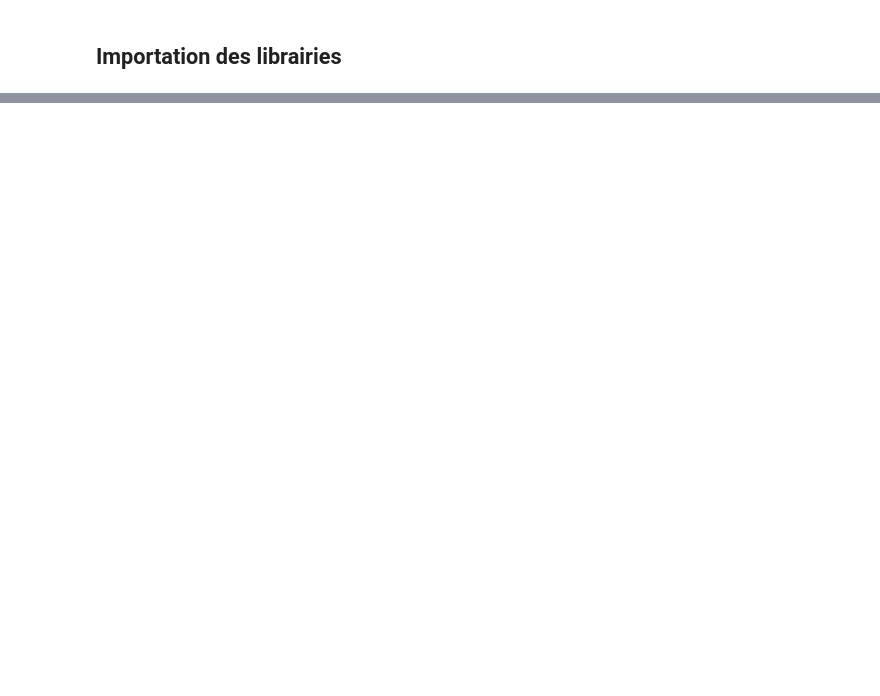
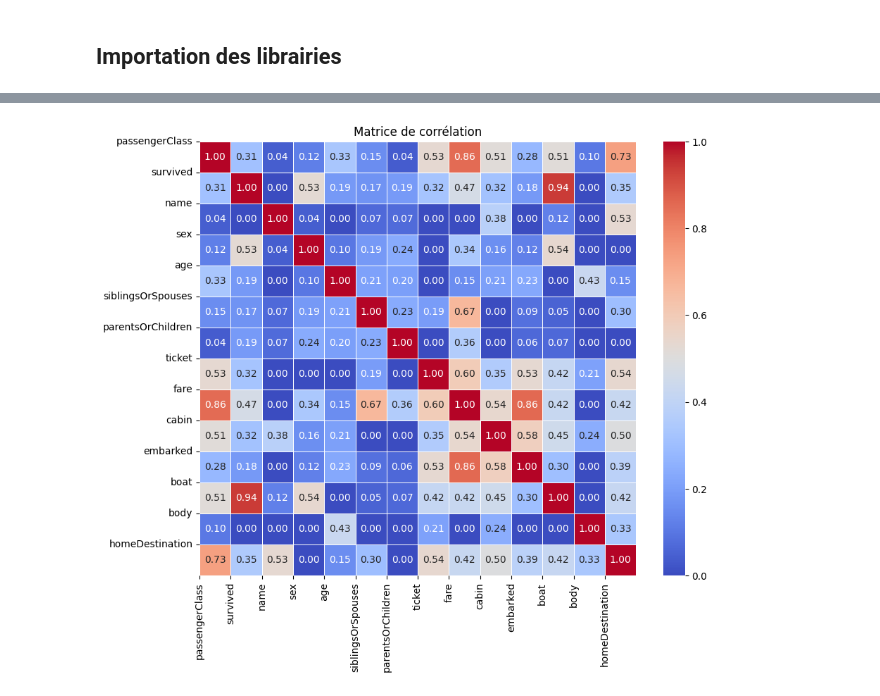
Before and after one commit to TCHAI1010/mlops, a Jupyter notebook: Titanic.ipynb, the cells around one changed output, grey strips where cells are left out. Saved outputs shown, nothing was run; the diff lists cells and outputs as text; code cells hidden in the pictures; blank space fills up the shorter version.

```diff
--- a/Titanic.ipynb
+++ b/Titanic.ipynb
@@ -34,2 +40,8 @@ Le pré-traitement qui suit se déroule en ?? étapes :
+# %%
+df=load_data()
+df=goodColumnsFormat(df)
+df=renameColumns(df)
+df=replacingNA(df)
+df=removeDuplicates(df)
 # %% [markdown]
 ## Analyse exploratoire de données <a id='part2'></a>
@@ -39,0 +93,4 @@ Le pré-traitement qui suit se déroule en ?? étapes :
+# %%
+print_matrix_cramer(df)
+# %% [output]
+[figure, added]
```
Also changed, not shown: parts of 25 cells of this notebook, 3 other files.
